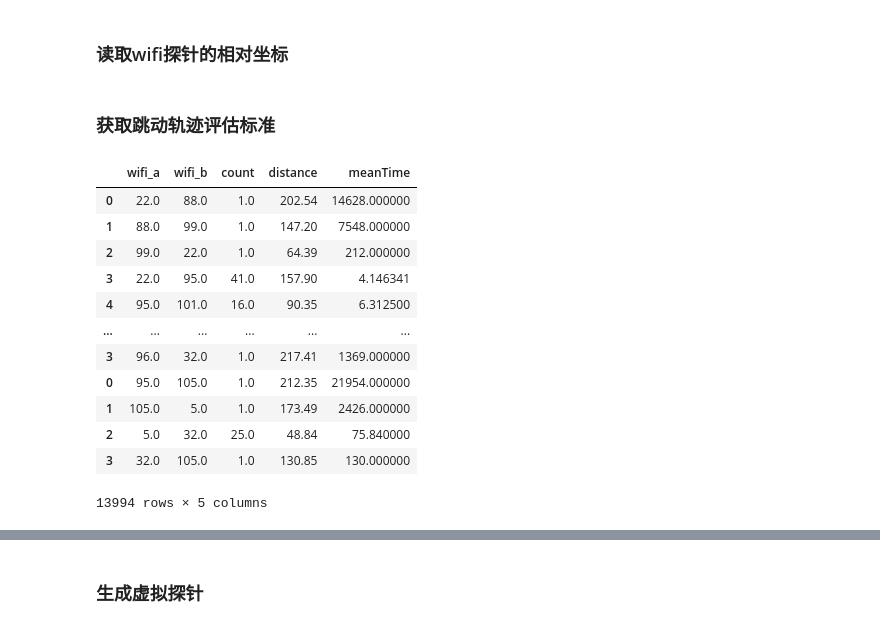
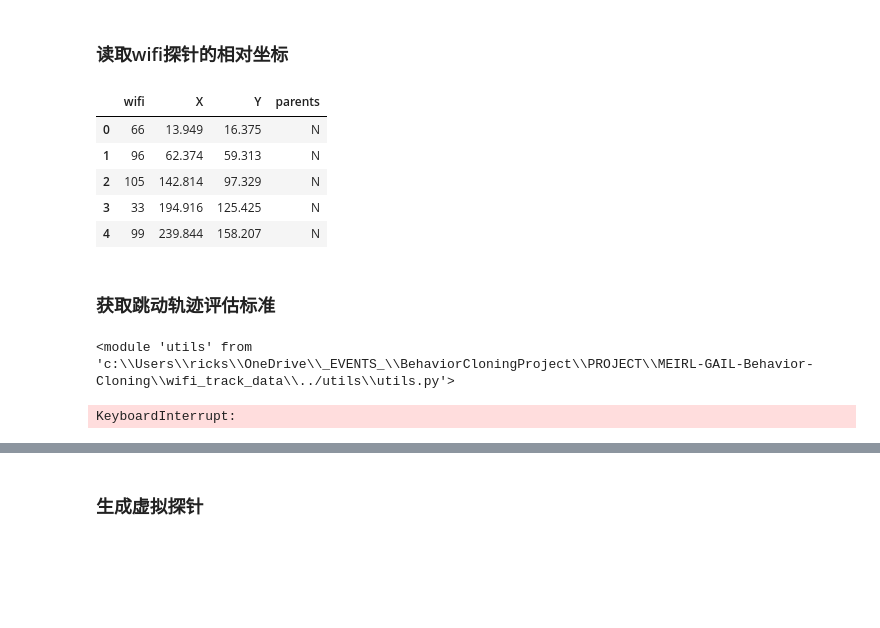
Before and after one commit to RickH-Arch/MEIRL-GAIL-Behavior-Cloning, a Jupyter notebook: wifi_track_data/wifi_track_data_clean_advanced.ipynb, the cells around one changed output, grey strips where cells are left out. Cells and saved outputs as stored; diff of their text form; code cells hidden in the pictures; blank space fills up the shorter version.

```diff
--- a/wifi_track_data/wifi_track_data_clean_advanced.ipynb
+++ b/wifi_track_data/wifi_track_data_clean_advanced.ipynb
@@ -336,15 +336,25 @@ df
 ### 读取wifi探针的相对坐标
 # %%
 df_wifipos = pd.read_csv(os.getcwd()+'/dacang/wifi_track_pos&traj/wifi_pos.csv')
-df_wifipos['isVirtualTrack'] = ['N']*len(df_wifipos)
+df_wifipos['parents'] = ['N']*len(df_wifipos)
 df_wifipos.head()
-df_wifiposNew = df_wifipos.copy()
+# %% [output]
+|  | wifi | X | Y | parents |
+| 0 | 66 | 13.949 | 16.375 | N |
+| 1 | 96 | 62.374 | 59.313 | N |
+| 2 | 105 | 142.814 | 97.329 | N |
+| 3 | 33 | 194.916 | 125.425 | N |
+| 4 | 99 | 239.844 | 158.207 | N |
 # %% [markdown]
 ### 获取跳动轨迹评估标准
+# %%
+reload(utils)
+# %% [output]
+<module 'utils' from 'c:\\Users\\ricks\\OneDrive\\_EVENTS_\\BehaviorCloningProject\\PROJECT\\MEIRL-GAIL-Behavior-Cloning\\wifi_track_data\\../utils\\utils.py'>
 # %%
 #获取每个mac的两两探针间的切换计数、探针距离与平均切换时间，作为评估标准
 
-df_count = pd.DataFrame({'wifi_a':[],'wifi_b':[],'count':[],'distance':[],'meanTime':[]})
+df_insight = pd.DataFrame({'wifi_a':[],'wifi_b':[],'count':[],'distance':[],'meanTime':[],'maxSpeed':[]})
 for mac in tqdm(mac_list):
 #for i in range(1):
     #mac = mac_list[1]
@@ -352,36 +362,27 @@ for mac in tqdm(mac_list):
 
     last_track = 0
     #df_once = GetFirstTrack(df_now)
-    df_count_now = pd.DataFrame({'wifi_a':[],'wifi_b':[],'count':[],'distance':[],'meanTime':[]})
+    df_count_now = pd.DataFrame({'wifi_a':[],'wifi_b':[],'count':[],'distance':[],'meanTime':[],'maxSpeed':[]})
 
-    #get df_count
+    #get all switch info to df_count
     for index,row in df_now.iterrows():
         if last_track == 0:
             last_track = row.a
             continue
         if last_track !=row.a:
             t = df_now.iloc[index].t-df_now.iloc[index - 1].t
-            df_count_now = utils.AddTrackCoupleToDf(df_count_now,last_track,row.a,t)
+            dis = utils.GetWifiTrackDistance(df_now.iloc[index].a,df_now.iloc[index-1].a,df_wifipos)
+            seconds = t.total_seconds() if t.total_seconds() > 0 else 0.5
+            speed = dis/seconds
+            df_count_now = utils.AddTrackCoupleToDf(df_count_now,last_track,row.a,t,speed)
             last_track = row.a
 
     #concat df_count
-    df_count = pd.concat([df_count,df_count_now],axis=0)
+    df_insight = pd.concat([df_insight,df_count_now],axis=0)
 
-df_count.meanTime = df_count.meanTime.apply(lambda x :x.total_seconds())
-df_count.meanTime = df_count.meanTime/df_count['count']
-df_count.to_csv(os.getcwd()+"/dacang/cleaned_data/dacang_cleaned_data_jumptrack_insight.csv")
-df_count
+df_insight.meanTime = df_insight.meanTime.apply(lambda x :x.total_seconds())
+df_insight.meanTime = df_insight.meanTime/df_insight['count']
+df_insight.to_csv(os.getcwd()+"/dacang/cleaned_data/dacang_cleaned_data_jumptrack_insight.csv")
+df_insight
 # %% [output]
-|  | wifi_a | wifi_b | count | distance | meanTime |
-| 0 | 22.0 | 88.0 | 1.0 | 202.54 | 14628.000000 |
-| 1 | 88.0 | 99.0 | 1.0 | 147.20 | 7548.000000 |
-| 2 | 99.0 | 22.0 | 1.0 | 64.39 | 212.000000 |
-| 3 | 22.0 | 95.0 | 41.0 | 157.90 | 4.146341 |
-| 4 | 95.0 | 101.0 | 16.0 | 90.35 | 6.312500 |
-| ... | ... | ... | ... | ... | ... |
-| 3 | 96.0 | 32.0 | 1.0 | 217.41 | 1369.000000 |
-| 0 | 95.0 | 105.0 | 1.0 | 212.35 | 21954.000000 |
-| 1 | 105.0 | 5.0 | 1.0 | 173.49 | 2426.000000 |
-| 2 | 5.0 | 32.0 | 25.0 | 48.84 | 75.840000 |
-| 3 | 32.0 | 105.0 | 1.0 | 130.85 | 130.000000 |
-13994 rows × 5 columns
+KeyboardInterrupt:
```
Also changed, not shown: parts of 16 cells of this notebook, 3 other files.
